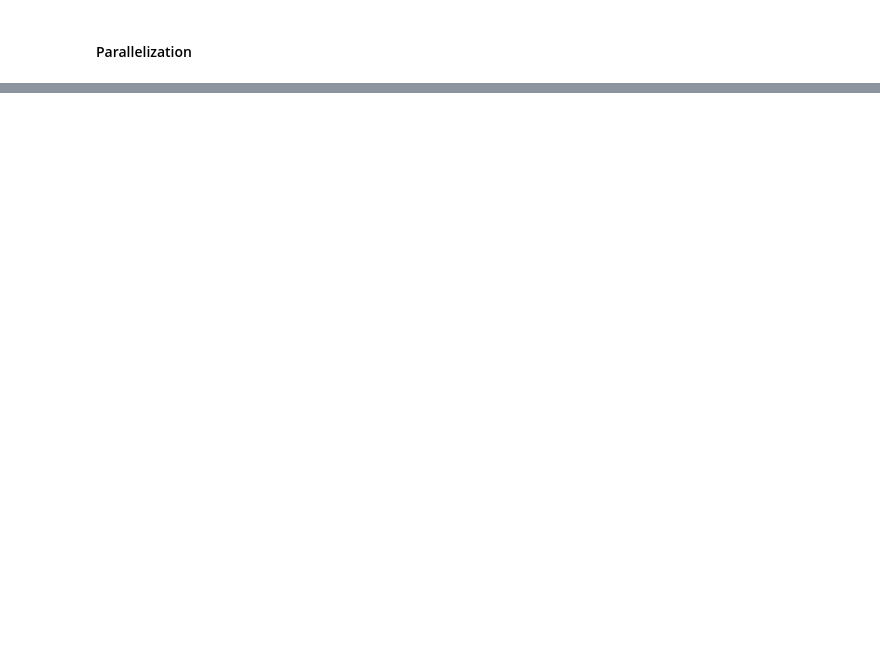
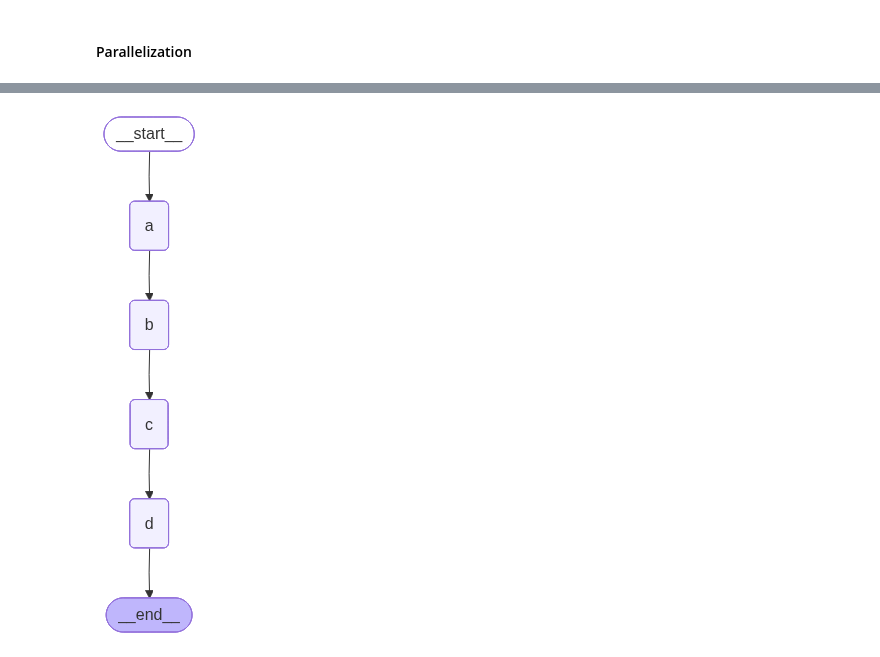
Before and after one commit to abduljunaid02/langgraph, a Jupyter notebook: Parallelization.ipynb, the cells around one changed output, grey strips where cells are left out. Cells and saved outputs as stored; diff of their text form; code cells hidden in the pictures; blank space fills up the shorter version.

```diff
--- a/Parallelization.ipynb
+++ b/Parallelization.ipynb
@@ -9,21 +9,36 @@
 # %%
 from langchain_core.messages import HumanMessage, SystemMessage, AIMessage
 from typing_extensions import TypedDict, Annotated
 import operator
 from langgraph.graph import StateGraph, START, END
+from IPython.display import Image, display
 
 class State(TypedDict):
-    state : Annotated[list, operator.add]
+    state : list[str]
 
 class ReturnNodeValue:
     def __init__(self, node_secret: str):
         self._value = node_secret
 
     def __call__(self, state : State):
-        print(f"Adding {self._value} to {state[State]}")
+        print(f"Adding {self._value} to {state["state"]}")
         return {"state": [self._value]}
 
 
 builder = StateGraph(State)
 
-builder.add_node("a", )
+builder.add_node("a", ReturnNodeValue("I am A"))
+builder.add_node("b", ReturnNodeValue("I am B"))
+builder.add_node("c", ReturnNodeValue("I am C"))
+builder.add_node("d", ReturnNodeValue("I am D"))
+
+builder.add_edge(START, "a")
+builder.add_edge("a", "b")
+builder.add_edge("b", "c")
+builder.add_edge("c", "d")
+builder.add_edge("d", END)
+
+graph = builder.compile()
+display(Image(graph.get_graph().draw_mermaid_png()))
+# %% [output]
+[figure, added]
```
Also changed, not shown: parts of 15 cells of this notebook, 3 other files.
